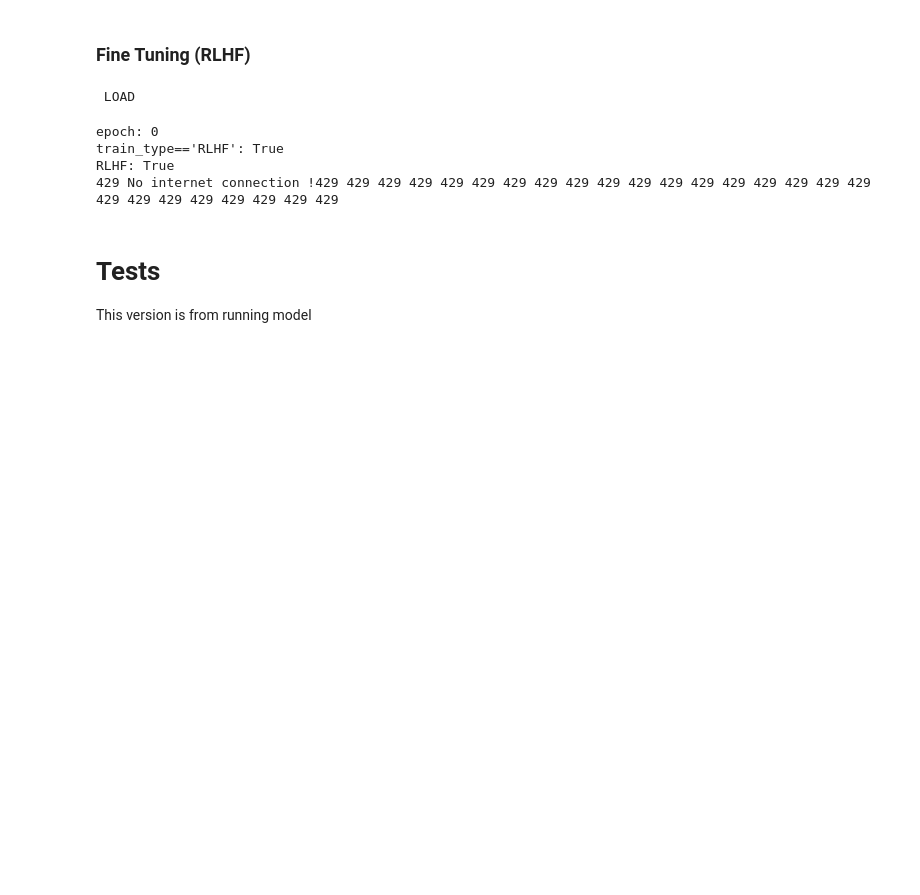
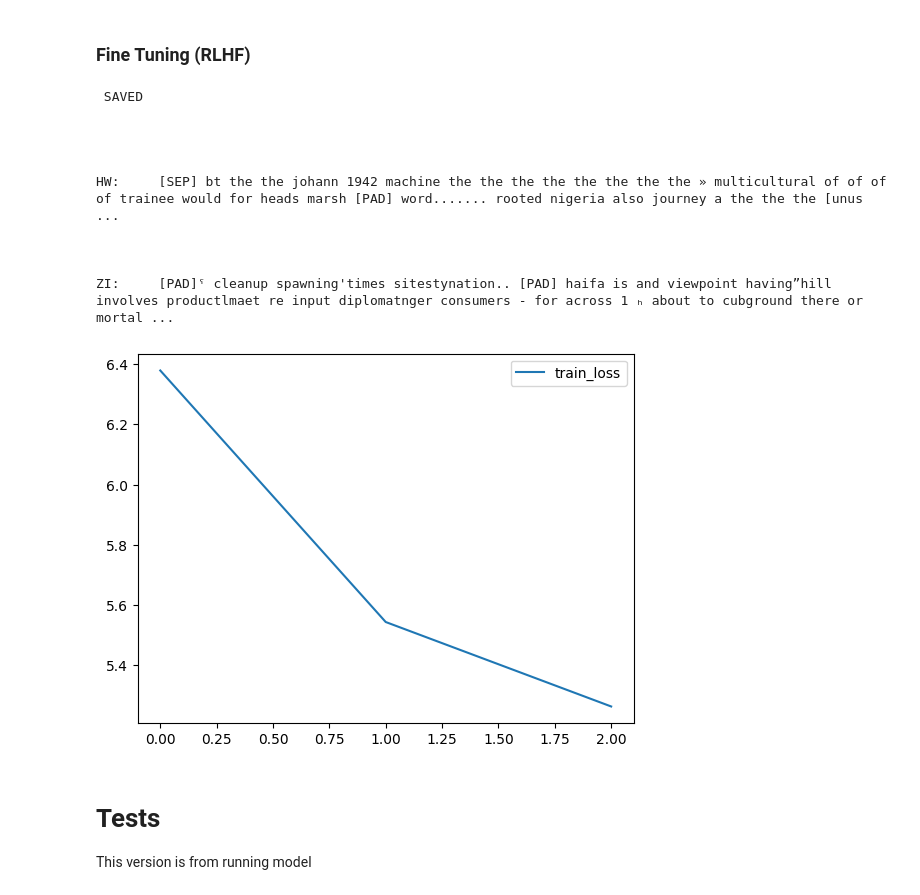
Before and after one commit to JakeMcAllen/GPT_AI_21BJ, a Jupyter notebook: NSP.ipynb, the cells around one changed output. Cells and saved outputs as stored; diff of their text form; code cells hidden in the pictures; blank space fills up the shorter version.

```diff
--- a/NSP.ipynb
+++ b/NSP.ipynb
@@ -501,29 +510,37 @@ ZI:     [PAD] virtueets innovative poetminated negotiationaver caller coasts pos
 ### Fine Tuning (RLHF)
 # %%
 # Load model
+"""
 model = reasume_base_data(f"./{savingBasePath}/model_{model_name}", device)
 m = model.to(device)
 iterator_dataset = 300
+"""
 
 
 # Train model
 m, fields, rows = train_routine(m, max_iters, train_type='RLHF', base_path='./cks/check_points_RLHF')
 
 
 # Save datas
 save_model(m, f"./{savingBasePath}/RLHF_{model_name}", f"./{savingBasePath}/RLHF_{csv_file_name}", fields, rows)
 
 
 # Plot outputs
 plot_loss_graph(rows)
-# print("HW: \t" + run_model(m , device, "Hello world", decoded=True), end="\n\n\n\n")
+print("HW: \t" + run_model(m , device, "Hello world", decoded=True), end="\n\n\n\n")
 print("ZI: \t" + run_model_zeros(m, device), end="\n\n\n\n")
 # %% [output]
- LOAD
+ SAVED
+
+
+
+
+HW:     [SEP] bt the the johann 1942 machine the the the the the the the the » multicultural of of of of trainee would for heads marsh [PAD] word....... rooted nigeria also journey а the the the [unus ...
+
+
+
+ZI:     [PAD]ˤ cleanup spawning'times sitestynation.. [PAD] haifa is and viewpoint having”hill involves productlmaet re input diplomatnger consumers - for across 1 ₕ about to cubground there or mortal ...
-epoch: 0
-train_type=='RLHF': True
-RLHF: True
-429 No internet connection !429 429 429 429 429 429 429 429 429 429 429 429 429 429 429 429 429 429 429 429 429 429 429 429 429 429
+[figure, added]
 # %% [markdown]
 # Tests
 This version is from running model
```
Also changed, not shown: parts of 7 cells of this notebook.
